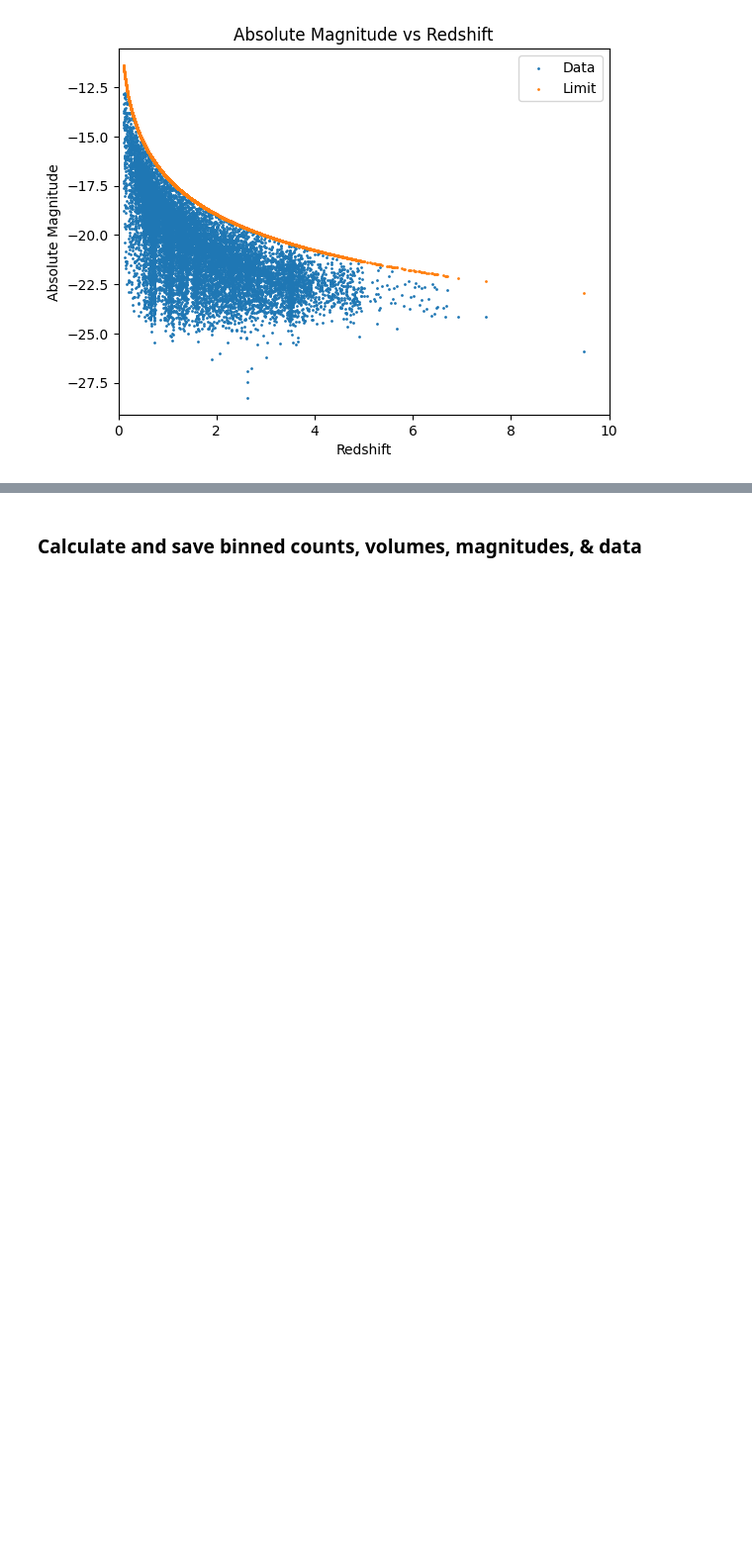
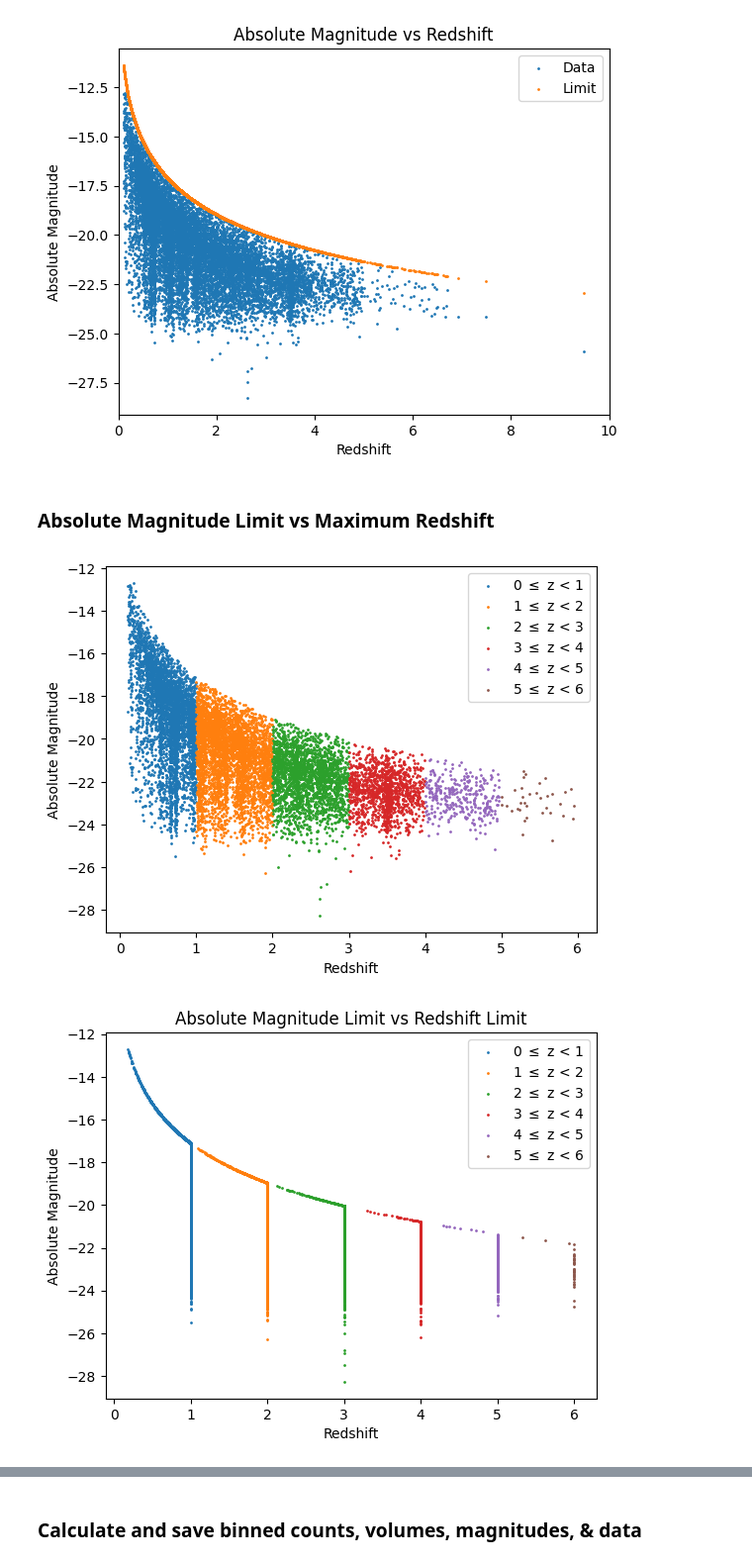
Before and after one commit to daniel-lyon/MPhil-Code, a Jupyter notebook: LUMFUNCS/vmax.ipynb, the cells around one changed output, grey strips where cells are left out. Shown: that part at 99% size. Drawn from its saved outputs; the diff is of its cells as text; code cells hidden in the pictures; blank space fills up the shorter version.

```diff
--- a/LUMFUNCS/vmax.ipynb
+++ b/LUMFUNCS/vmax.ipynb
@@ -102,3 +104,41 @@ plt.legend()
 plt.show()
 # %% [output]
 [figure]
+# %% [markdown]
+### Absolute Magnitude Limit vs Maximum Redshift
+# %%
+for z_min, z_max in redshift_bins:
+    mask = (z >= z_min) & (z < z_max)
+    plt.scatter(z[mask], Mag_abs[mask], s=1, label=f'{z_min} $\leq$ z < {z_max}')
+
+plt.xlabel('Redshift')
+plt.ylabel('Absolute Magnitude')
+plt.legend()
+plt.show()
+
+for z_min, z_max in redshift_bins:
+    mask = (z >= z_min) & (z < z_max)
+
+    # Find the maximum distance for the redshift bin
+    dmax = cosmo.luminosity_distance(z_max).value # Mpc
+
+    # Find the maximum distance for each source
+    d = 10 * 10 ** ((mag_lim - Mag_abs[mask]) / 5) # pc
+    d /= 10 ** 6 # pc -> Mpc
+
+    # Limit the distance to the maximum distance
+    d[d > dmax] = dmax
+
+    # Find the redshift at the maximum distance
+    z_lim = z_at_value(cosmo.luminosity_distance, d.values * u.Mpc)
+
+    plt.scatter(z_lim, Mag_abs[mask], s=1, label=f'{z_min} $\leq$ z < {z_max}')
+
+plt.title('Absolute Magnitude Limit vs Redshift Limit')
+plt.xlabel('Redshift')
+plt.ylabel('Absolute Magnitude')
+plt.legend()
+plt.show()
+# %% [output]
+[figure, added]
+[figure, added]
```
Also changed, not shown: parts of 9 cells of this notebook, 1 other file.
